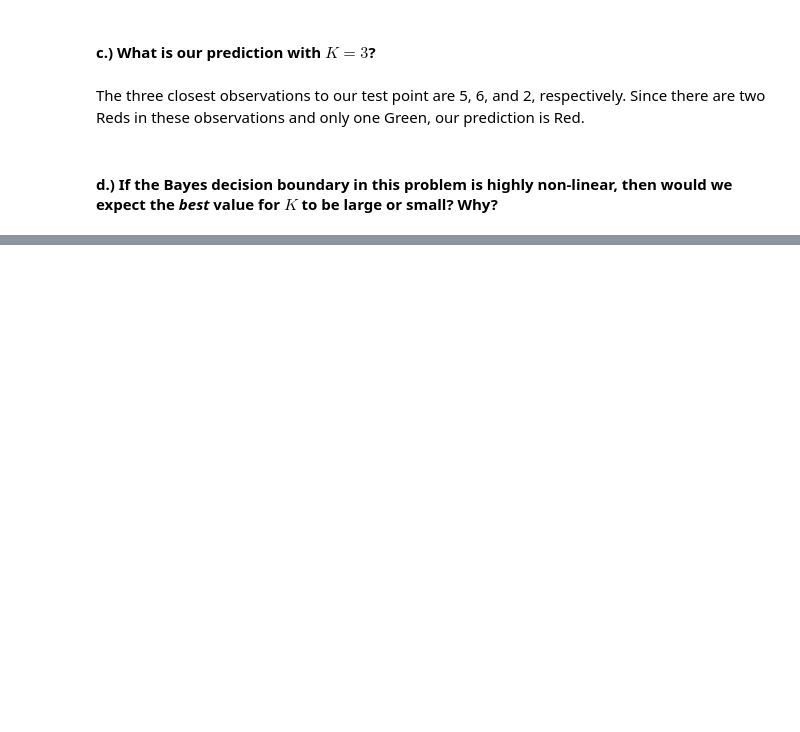
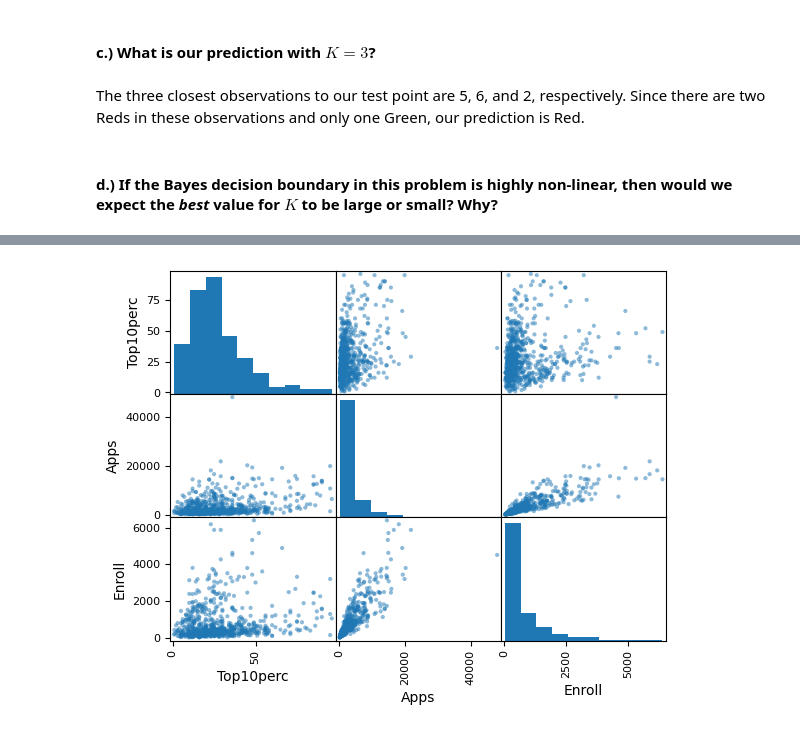
Before and after one commit to CRowland4/statistical_learning_python, a Jupyter notebook: Chapter_2/Exercises_Chapter_2.ipynb, the cells around one changed output, grey strips where cells are left out. Saved outputs shown, nothing was run; the diff lists cells and outputs as text; code cells hidden in the pictures; blank space fills up the shorter version.

Commit message:
Move root of datasets directory and add Chapter 2 problem 8

```diff
--- a/Chapter_2/Exercises_Chapter_2.ipynb
+++ b/Chapter_2/Exercises_Chapter_2.ipynb
@@ -111,0 +114,4 @@ The three closest observations to our test point are 5, 6, and 2, respectively.
+# %%
+# a.)
+import pandas as pd
+college = pd.read_csv("../datasets/College.csv")
@@ -111,0 +152,4 @@ The three closest observations to our test point are 5, 6, and 2, respectively.
+# %%
+college3 = college.rename({'Unnamed: 0': 'College'},
+                          axis=1)
+college3
@@ -111,0 +170,3 @@ The three closest observations to our test point are 5, 6, and 2, respectively.
+# %%
+college3 = college3.set_index('College')
+college3
@@ -111,0 +188,2 @@ The three closest observations to our test point are 5, 6, and 2, respectively.
+# %%
+college = college3
@@ -111,0 +203,5 @@ The three closest observations to our test point are 5, 6, and 2, respectively.
+# %%
+# d.)
+pd.plotting.scatter_matrix(college[["Top10perc", "Apps", "Enroll"]]);
+# %% [output]
+[figure, added]
```
Also changed, not shown: parts of 11 cells of this notebook, 24 other files.
